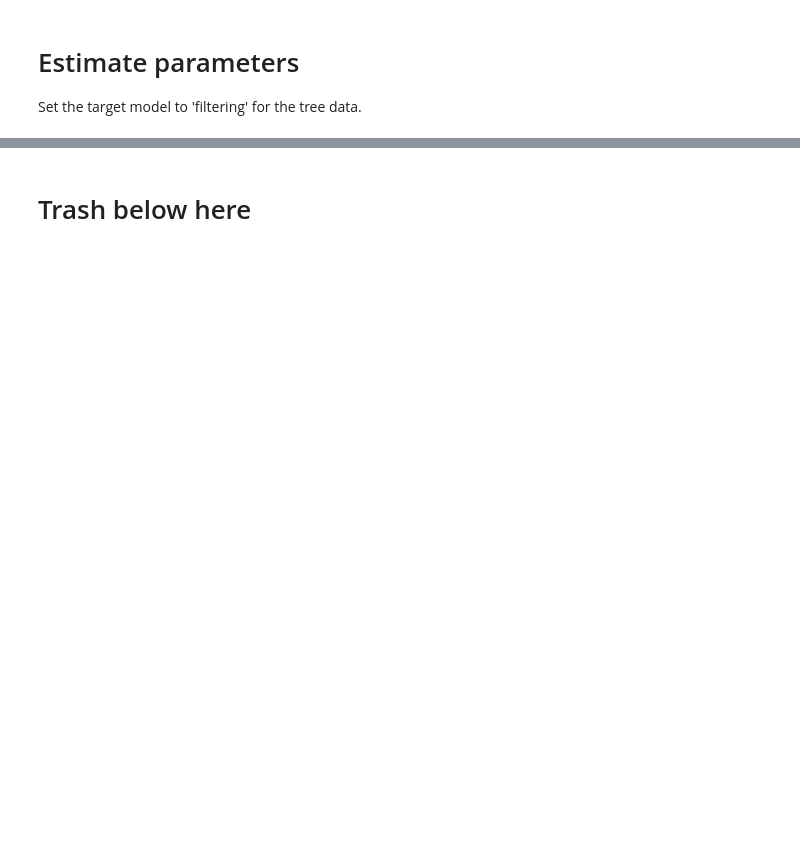
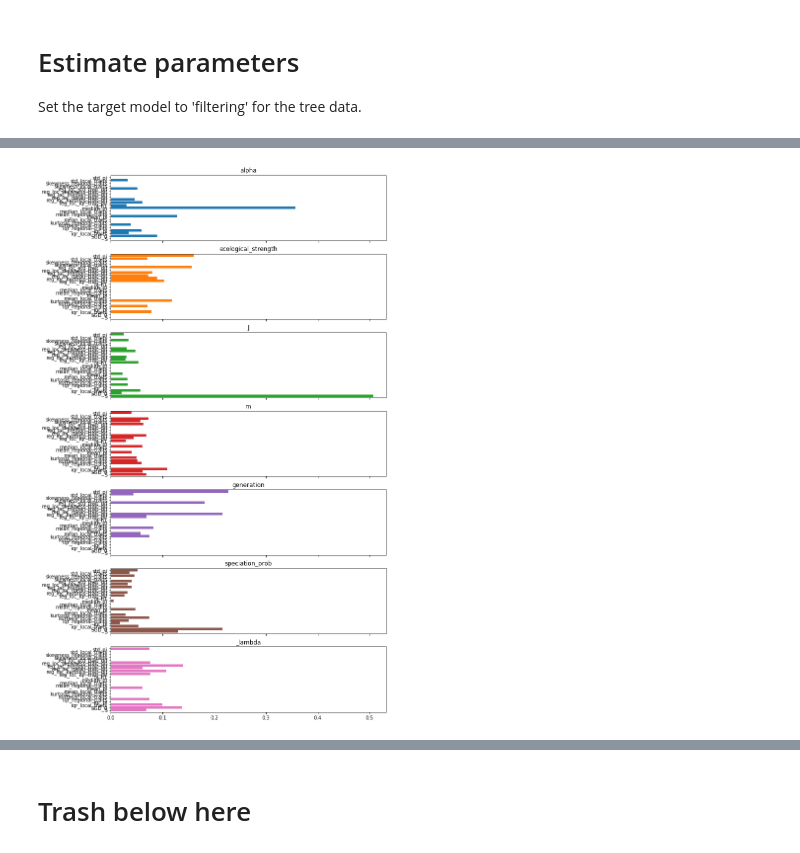
Before and after one commit to messDiv/MESS, a Jupyter notebook: jupyter-notebooks/empirical/Australian_trees/Australian_trees-Inference.ipynb, the cells around one changed output, grey strips where cells are left out. Drawn from its saved outputs; the diff is of its cells as text; code cells hidden in the pictures; blank space fills up the shorter version.

```diff
--- a/jupyter-notebooks/empirical/Australian_trees/Australian_trees-Inference.ipynb
+++ b/jupyter-notebooks/empirical/Australian_trees/Australian_trees-Inference.ipynb
@@ -131,0 +140,4 @@ for isl, df in site_df.items():
+# %%
+_ = rgr.plot_feature_importance(figsize=(10, 20))
+# %% [output]
+[figure, added]
```
Also changed, not shown: parts of 6 cells of this notebook, 20 other files.
